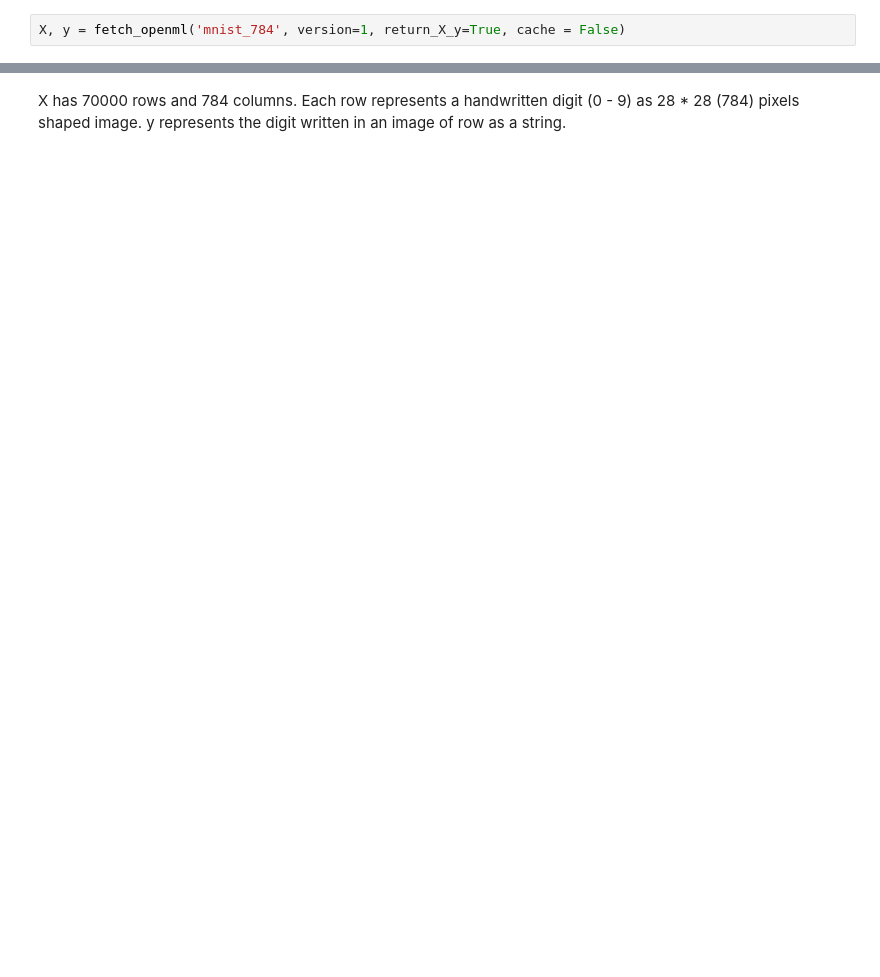
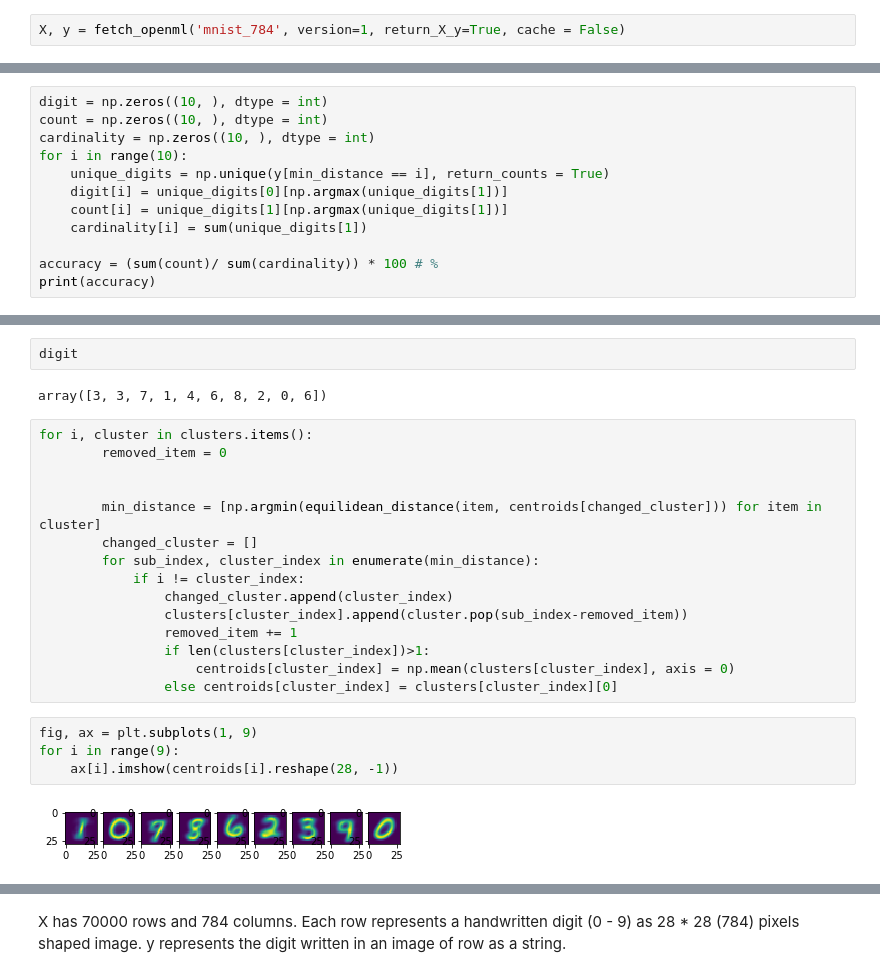
Before and after one commit to Satin21/Linear-Algebra-and-optimization-for-machine-learning, a Jupyter notebook: Sathish/Clustering.ipynb, the cells around one changed output, grey strips where cells are left out. Drawn from its saved outputs; the diff is of its cells as text; blank space fills up the shorter version.

```diff
--- a/Sathish/Clustering.ipynb
+++ b/Sathish/Clustering.ipynb
@@ -8,0 +82,12 @@ X, y = fetch_openml('mnist_784', version=1, return_X_y=True, cache = False)
+# %%
+digit = np.zeros((10, ), dtype = int)
+count = np.zeros((10, ), dtype = int)
+cardinality = np.zeros((10, ), dtype = int)
+for i in range(10):
+    unique_digits = np.unique(y[min_distance == i], return_counts = True)
+    digit[i] = unique_digits[0][np.argmax(unique_digits[1])]
+    count[i] = unique_digits[1][np.argmax(unique_digits[1])]
+    cardinality[i] = sum(unique_digits[1])
+
+accuracy = (sum(count)/ sum(cardinality)) * 100 # %
+print(accuracy)
@@ -8,0 +99,25 @@ X, y = fetch_openml('mnist_784', version=1, return_X_y=True, cache = False)
+# %%
+digit
+# %% [output]
+array([3, 3, 7, 1, 4, 6, 8, 2, 0, 6])
+# %%
+for i, cluster in clusters.items():
+        removed_item = 0
+
+
+        min_distance = [np.argmin(equilidean_distance(item, centroids[changed_cluster])) for item in cluster]
+        changed_cluster = []
+        for sub_index, cluster_index in enumerate(min_distance):
+            if i != cluster_index:
+                changed_cluster.append(cluster_index)
+                clusters[cluster_index].append(cluster.pop(sub_index-removed_item))
+                removed_item += 1
+                if len(clusters[cluster_index])>1:
+                    centroids[cluster_index] = np.mean(clusters[cluster_index], axis = 0)
+                else centroids[cluster_index] = clusters[cluster_index][0]
+# %%
+fig, ax = plt.subplots(1, 9)
+for i in range(9):
+    ax[i].imshow(centroids[i].reshape(28, -1))
+# %% [output]
+[figure, added]
```
Also changed, not shown: parts of 20 cells of this notebook, 1 other file.
